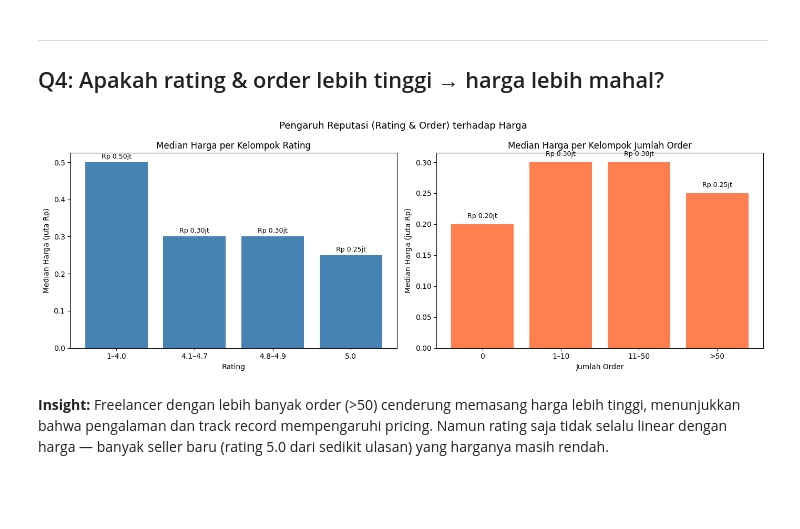
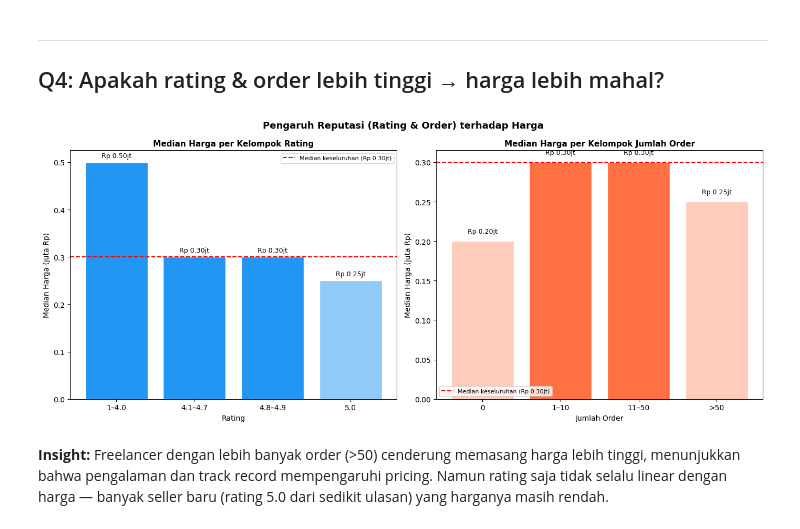
Before and after one commit to ouchycode/fair-price-finder, a Jupyter notebook: ai/notebooks/explanatory_analysis.ipynb, the cells around one changed output. Saved outputs shown, nothing was run; the diff lists cells and outputs as text; code cells hidden in the pictures; blank space fills up the shorter version.

Commit message:
DS: update explanatory analysis visualizations

```diff
--- a/ai/notebooks/explanatory_analysis.ipynb
+++ b/ai/notebooks/explanatory_analysis.ipynb
@@ -55,24 +55,31 @@ harga_range = df_valid.groupby('sub_kategori')['harga'].agg(
     harga_max=lambda x: x.quantile(0.75)
 ).sort_values('harga_median')
 
-fig, ax = plt.subplots(figsize=(11, 8))
+fig, ax = plt.subplots(figsize=(12, 9))
 
 y = range(len(harga_range))
+
+# Bar Q25-Q75
 ax.barh(y,
         (harga_range['harga_max'] - harga_range['harga_min']) / 1e6,
         left=harga_range['harga_min'] / 1e6,
         height=0.6, color='steelblue', alpha=0.5, label='Q25–Q75 (rentang wajar)')
-ax.scatter(harga_range['harga_median'] / 1e6, y,
-           color='red', zorder=5, s=60, label='Median')
+
+# Garis vertikal median
+ax.vlines(harga_range['harga_median'] / 1e6,
+          [i - 0.3 for i in y],
+          [i + 0.3 for i in y],
+          color='red', linewidth=2, label='Median')
+
+# Label nilai median
+for i, val in enumerate(harga_range['harga_median'] / 1e6):
+    ax.text(val + 0.1, i, f'Rp {val:.2f}jt', va='center', fontsize=8)
 
 ax.set_yticks(y)
 ax.set_yticklabels(harga_range.index)
 ax.set_xlabel('Harga (juta Rp)')
-ax.set_title('Rentang Harga Wajar per Sub-Kategori\n(bar = Q25–Q75, titik merah = median)')
+ax.set_title('Rentang Harga Wajar per Sub-Kategori\n(bar = Q25–Q75, garis merah = median)')
 ax.legend()
 plt.tight_layout()
 plt.show()
-
-print('\nTabel Rentang Harga Wajar:')
-harga_range.applymap(lambda x: f'Rp {x:,.0f}')
 # %% [output]
@@ -190,45 +170,53 @@ Top 10 skill dengan harga tertinggi:
 # %%
 df_active = df[df['rating'] > 0].copy()
 
-# Buat segmen rating
 df_active['rating_group'] = pd.cut(
     df_active['rating'],
     bins=[0, 4.0, 4.7, 4.9, 5.0],
     labels=['1–4.0', '4.1–4.7', '4.8–4.9', '5.0']
 )
 
-# Buat segmen order
 df_active['order_group'] = pd.cut(
     df_active['jumlah_order'],
     bins=[-1, 0, 10, 50, df_active['jumlah_order'].max()],
     labels=['0', '1–10', '11–50', '>50']
 )
 
-fig, axes = plt.subplots(1, 2, figsize=(14, 5))
+median_all = df['harga'].median() / 1e6
+
+fig, axes = plt.subplots(1, 2, figsize=(14, 6))
 
 # Rating vs harga
 rating_harga = df_active.groupby('rating_group', observed=True)['harga'].median() / 1e6
-axes[0].bar(rating_harga.index, rating_harga.values, color='steelblue')
-axes[0].set_title('Median Harga per Kelompok Rating')
+colors_r = ['#2196F3' if v >= median_all else '#90CAF9' for v in rating_harga.values]
+axes[0].bar(rating_harga.index, rating_harga.values, color=colors_r, edgecolor='white')
+axes[0].axhline(y=median_all, color='red', linestyle='--', linewidth=1.5,
+                label=f'Median keseluruhan (Rp {median_all:.2f}jt)')
+axes[0].set_title('Median Harga per Kelompok Rating', fontsize=11, fontweight='bold')
 axes[0].set_xlabel('Rating')
 axes[0].set_ylabel('Median Harga (juta Rp)')
+axes[0].legend(fontsize=8)
 for i, v in enumerate(rating_harga.values):
     axes[0].text(i, v + 0.01, f'Rp {v:.2f}jt', ha='center', fontsize=9)
 
 # Order vs harga
 order_harga = df_active.groupby('order_group', observed=True)['harga'].median() / 1e6
-axes[1].bar(order_harga.index, order_harga.values, color='coral')
-axes[1].set_title('Median Harga per Kelompok Jumlah Order')
+colors_o = ['#FF7043' if v >= median_all else '#FFCCBC' for v in order_harga.values]
+axes[1].bar(order_harga.index, order_harga.values, color=colors_o, edgecolor='white')
+axes[1].axhline(y=median_all, color='red', linestyle='--', linewidth=1.5,
+                label=f'Median keseluruhan (Rp {median_all:.2f}jt)')
+axes[1].set_title('Median Harga per Kelompok Jumlah Order', fontsize=11, fontweight='bold')
 axes[1].set_xlabel('Jumlah Order')
 axes[1].set_ylabel('Median Harga (juta Rp)')
+axes[1].legend(fontsize=8)
 for i, v in enumerate(order_harga.values):
     axes[1].text(i, v + 0.01, f'Rp {v:.2f}jt', ha='center', fontsize=9)
 
-plt.suptitle('Pengaruh Reputasi (Rating & Order) terhadap Harga', fontsize=13)
+plt.suptitle('Pengaruh Reputasi (Rating & Order) terhadap Harga', fontsize=13, fontweight='bold')
 plt.tight_layout()
 plt.show()
 # %% [output]
-[figure, old version]
+[figure, new version]
 # %% [markdown]
 **Insight:** Freelancer dengan lebih banyak order (>50) cenderung memasang harga lebih tinggi, menunjukkan bahwa pengalaman dan track record mempengaruhi pricing. Namun rating saja tidak selalu linear dengan harga — banyak seller baru (rating 5.0 dari sedikit ulasan) yang harganya masih rendah.
 # %% [markdown]
```
Also changed, not shown: parts of 5 cells of this notebook.
